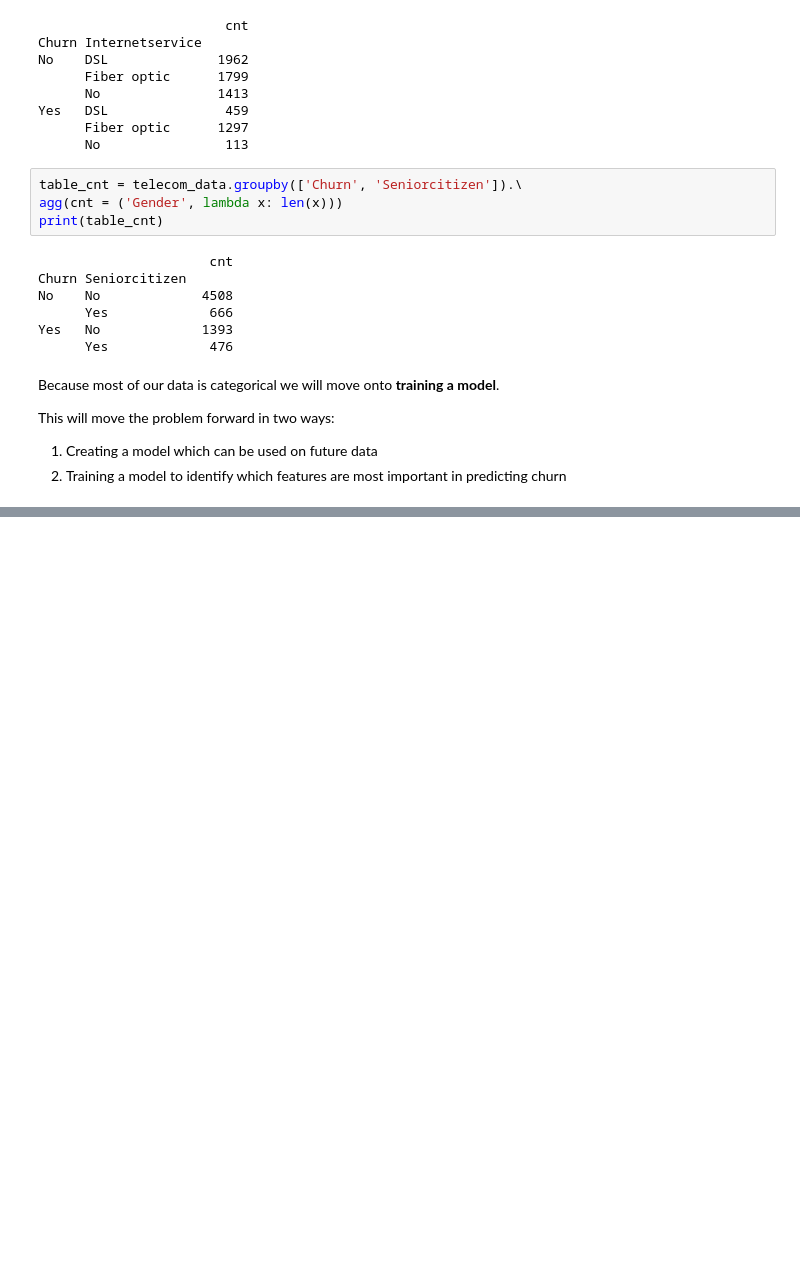
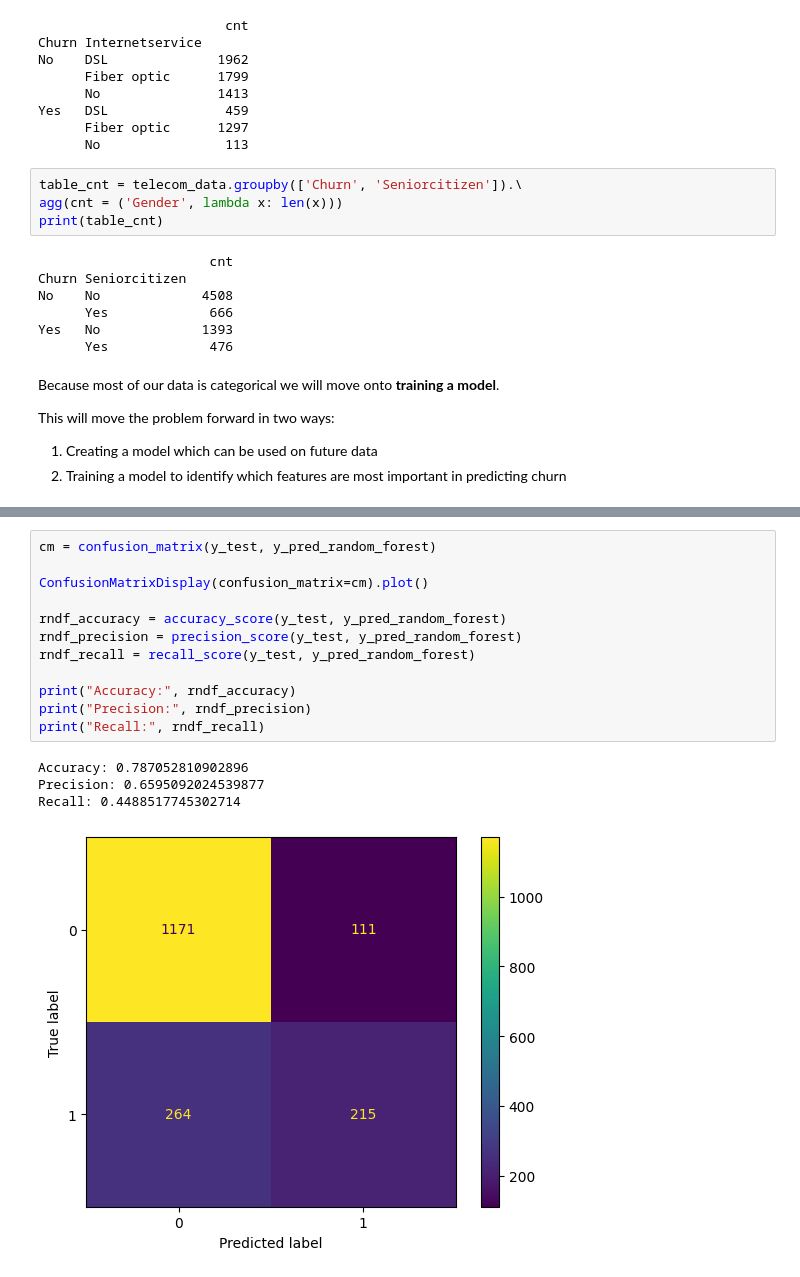
Before and after one commit to mfdalgetty/Telecom_customer_churn, a Jupyter notebook: Telecom_churn.ipynb, the cells around one changed output, grey strips where cells are left out. Cells and saved outputs as stored; diff of their text form; blank space fills up the shorter version.

```diff
--- a/Telecom_churn.ipynb
+++ b/Telecom_churn.ipynb
@@ -415,0 +443,17 @@ This will move the problem forward in two ways:
+# %%
+cm = confusion_matrix(y_test, y_pred_random_forest)
+
+ConfusionMatrixDisplay(confusion_matrix=cm).plot()
+
+rndf_accuracy = accuracy_score(y_test, y_pred_random_forest)
+rndf_precision = precision_score(y_test, y_pred_random_forest)
+rndf_recall = recall_score(y_test, y_pred_random_forest)
+
+print("Accuracy:", rndf_accuracy)
+print("Precision:", rndf_precision)
+print("Recall:", rndf_recall)
+# %% [output]
+Accuracy: 0.787052810902896
+Precision: 0.6595092024539877
+Recall: 0.4488517745302714
+[figure, added]
```
Also changed, not shown: parts of 21 cells of this notebook, 1 other file.
